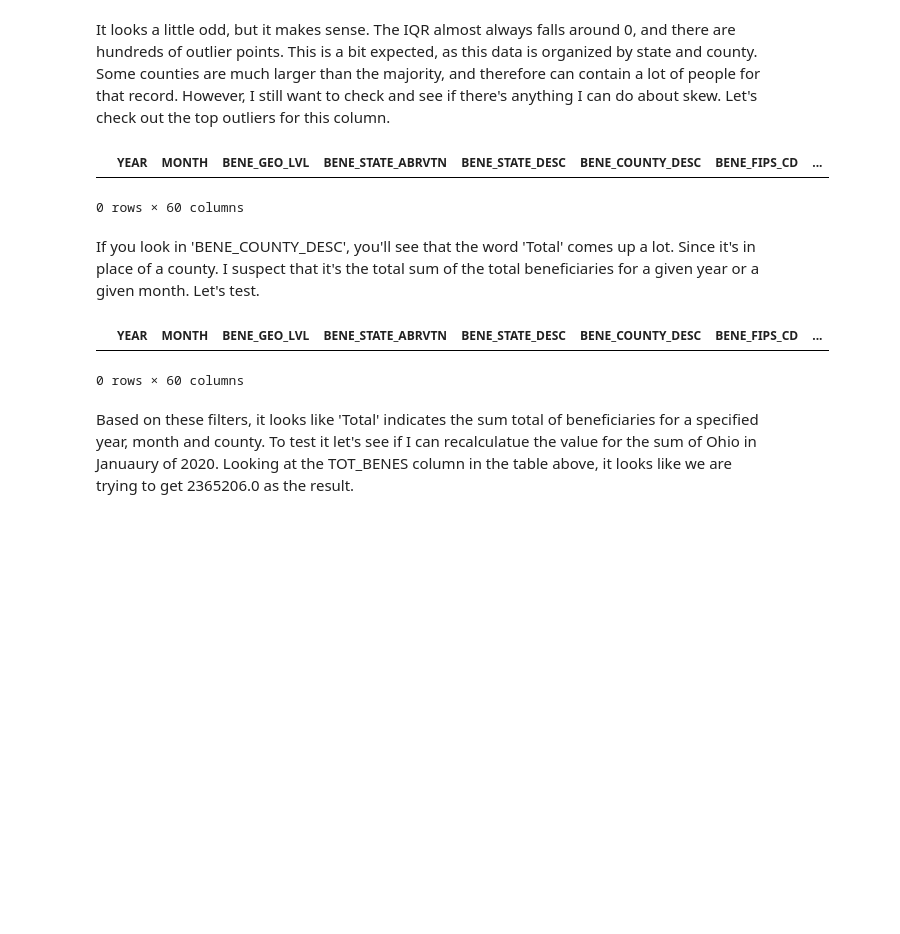
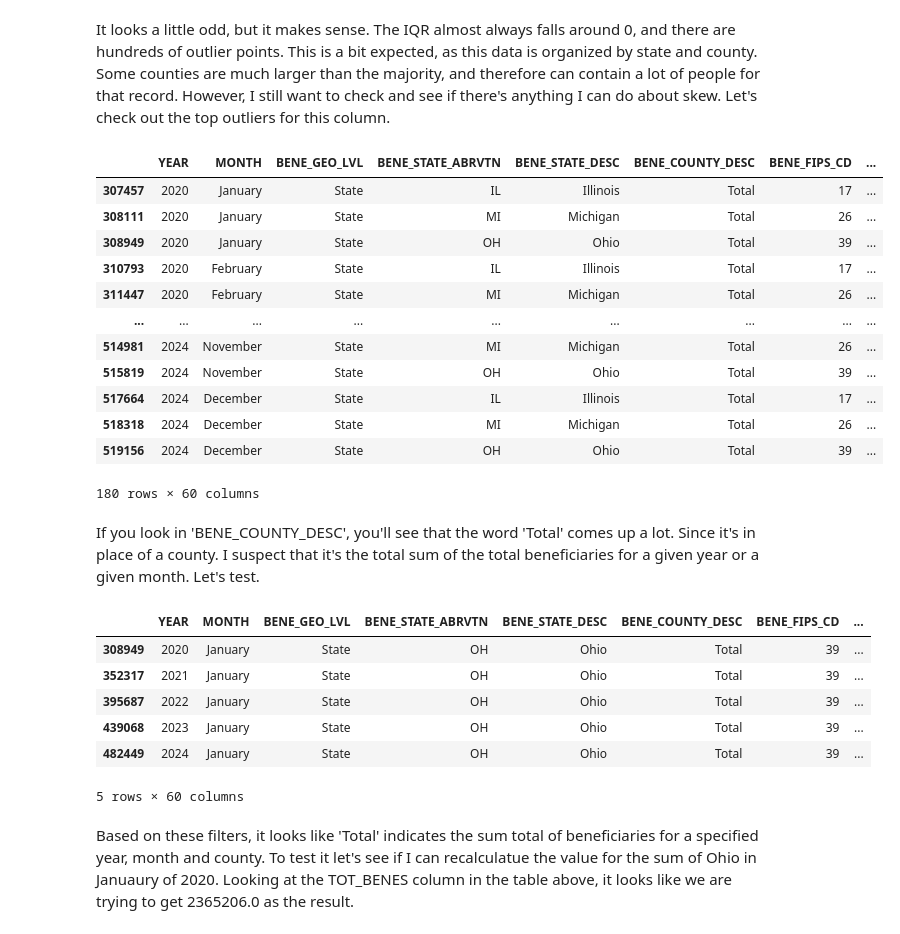
Before and after one commit to H2-data/Midwest_Medicare_Beneficiaries, a Jupyter notebook: midwest_benes_cleaning.ipynb, the cells around one changed output. Saved outputs shown, nothing was run; the diff lists cells and outputs as text; code cells hidden in the pictures; blank space fills up the shorter version.

```diff
--- a/midwest_benes_cleaning.ipynb
+++ b/midwest_benes_cleaning.ipynb
@@ -61,7 +57,7 @@ array([2020, 2021, 2022, 2023, 2024, 2025], dtype=int64)
 # %% [markdown]
 Next, I will only choose data from my assigned states. I was assigned states from the midwest region in the list below.
 # %%
-mids = [
+midwest = [
     "North Dakota",
     "South Dakota",
     "Minnesota",
@@ -76,8 +72,8 @@ mids = [
     "Kansas"
 ]
 
-df2 = df1[df1['BENE_STATE_DESC'].isin(mids)]
-df2['BENE_STATE_DESC'].unique()
+medicare_benes_df2 = medicare_benes_df1[medicare_benes_df1['BENE_STATE_DESC'].isin(midwest)]
+medicare_benes_df2['BENE_STATE_DESC'].unique()
 # %% [output]
 array(['Illinois', 'Indiana', 'Iowa', 'Kansas', 'Michigan', 'Minnesota',
        'Missouri', 'Nebraska', 'North Dakota', 'Ohio', 'South Dakota',
@@ -105,8 +101,8 @@ memory usage: 34.2+ MB
 # %% [markdown]
 Now I have all my assigned data from the master spreadsheet. In the info above you may notice that there are no null values. I checked the original spreadsheet in Excel, and realized that this is because missing values appear to be represented by an asterisk (*) instead of a blank or np.nan. To get a better idea of missing data distributions, I'll change the asterisks to np.nan.
 # %%
-df3 = df2.replace('*', np.nan)
-df3 = df3.replace('\\N', np.nan)
-df3.info()
+medicare_benes_df3 = medicare_benes_df2.replace('*', np.nan)
+medicare_benes_df3 = medicare_benes_df3.replace('\\N', np.nan)
+medicare_benes_df3.info()
 # %% [output]
 <class 'pandas.core.frame.DataFrame'>
@@ -137,10 +133,10 @@ Next, I want to check outliers, but we have a bit of a data type issue. Almsot a
 # %%
 list = ['YEAR', 'MONTH', 'BENE_GEO_LVL', 'BENE_STATE_ABRVTN', 'BENE_STATE_DESC', 'BENE_COUNTY_DESC', 'BENE_FIPS_CD']
 
-for col in df3.columns:
+for col in medicare_benes_df3.columns:
     if col not in list:
-        df3[col] = df3[col].astype('float64')
+        medicare_benes_df3[col] = medicare_benes_df3[col].astype('float64')
 
-df3.info()
+medicare_benes_df3.info()
 # %% [output]
 <class 'pandas.core.frame.DataFrame'>
@@ -297,3 +303,5 @@ df4 = df3[df3['MONTH'] != 'Year']
+# %%
+medicare_benes_df4 = medicare_benes_df3[medicare_benes_df3['MONTH'] != 'Year']
 # %% [markdown]
 Now then, Let's start by checking outliers in the TOT_BENES column. I know there's a lot of columns, but with data like this, checking one or two for oddities can often fix the problems with the rest.
 # %%
@@ -305,22 +313,38 @@ plt.show()
 # %% [markdown]
 It looks a little odd, but it makes sense. The IQR almost always falls around 0, and there are hundreds of outlier points. This is a bit expected, as this data is organized by state and county. Some counties are much larger than the majority, and therefore can contain a lot of people for that record. However, I still want to check and see if there's anything I can do about skew. Let's check out the top outliers for this column.
 # %%
-outliers = df4[df4['TOT_BENES'] > 2000000]
+outliers = medicare_benes_df4[medicare_benes_df4['TOT_BENES'] > 2000000]
 outliers
 # %% [output]
 |  | YEAR | MONTH | BENE_GEO_LVL | BENE_STATE_ABRVTN | BENE_STATE_DESC | BENE_COUNTY_DESC | BENE_FIPS_CD | ... |
+| 307457 | 2020 | January | State | IL | Illinois | Total | 17 | ... |
+| 308111 | 2020 | January | State | MI | Michigan | Total | 26 | ... |
+| 308949 | 2020 | January | State | OH | Ohio | Total | 39 | ... |
+| 310793 | 2020 | February | State | IL | Illinois | Total | 17 | ... |
+| 311447 | 2020 | February | State | MI | Michigan | Total | 26 | ... |
+| ... | ... | ... | ... | ... | ... | ... | ... | ... |
+| 514981 | 2024 | November | State | MI | Michigan | Total | 26 | ... |
+| 515819 | 2024 | November | State | OH | Ohio | Total | 39 | ... |
+| 517664 | 2024 | December | State | IL | Illinois | Total | 17 | ... |
+| 518318 | 2024 | December | State | MI | Michigan | Total | 26 | ... |
+| 519156 | 2024 | December | State | OH | Ohio | Total | 39 | ... |
-0 rows × 60 columns
+180 rows × 60 columns
 # %% [markdown]
 If you look in 'BENE_COUNTY_DESC', you'll see that the word 'Total' comes up a lot. Since it's in place of a county. I suspect that it's the total sum of the total beneficiaries for a given year or a given month. Let's test.
 # %%
-test = df4[(df4['BENE_COUNTY_DESC'] == 'Total') &
-           (df4['MONTH'] == 'January') &
-           (df4['BENE_STATE_DESC'] == 'Ohio')
+total_test = medicare_benes_df4[(medicare_benes_df4['BENE_COUNTY_DESC'] == 'Total') &
+           (medicare_benes_df4['MONTH'] == 'January') &
+           (medicare_benes_df4['BENE_STATE_DESC'] == 'Ohio')
            ]
-test
+total_test
 # %% [output]
 |  | YEAR | MONTH | BENE_GEO_LVL | BENE_STATE_ABRVTN | BENE_STATE_DESC | BENE_COUNTY_DESC | BENE_FIPS_CD | ... |
+| 308949 | 2020 | January | State | OH | Ohio | Total | 39 | ... |
+| 352317 | 2021 | January | State | OH | Ohio | Total | 39 | ... |
+| 395687 | 2022 | January | State | OH | Ohio | Total | 39 | ... |
+| 439068 | 2023 | January | State | OH | Ohio | Total | 39 | ... |
+| 482449 | 2024 | January | State | OH | Ohio | Total | 39 | ... |
-0 rows × 60 columns
+5 rows × 60 columns
 # %% [markdown]
 Based on these filters, it looks like 'Total' indicates the sum total of beneficiaries for a specified year, month and county. To test it let's see if I can recalculatue the value for the sum of Ohio in Januaury of 2020. Looking at the TOT_BENES column in the table above, it looks like we are trying to get 2365206.0 as the result.
 # %%
```
Also changed, not shown: parts of 34 cells of this notebook, 2 other files.
